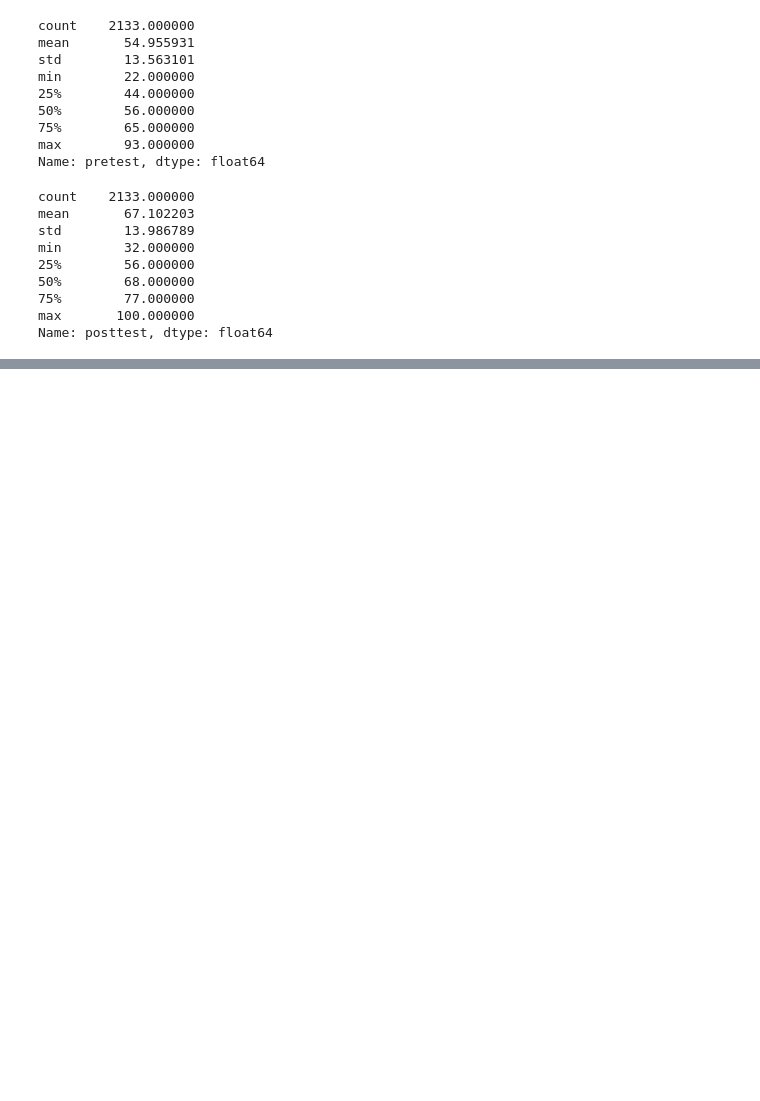
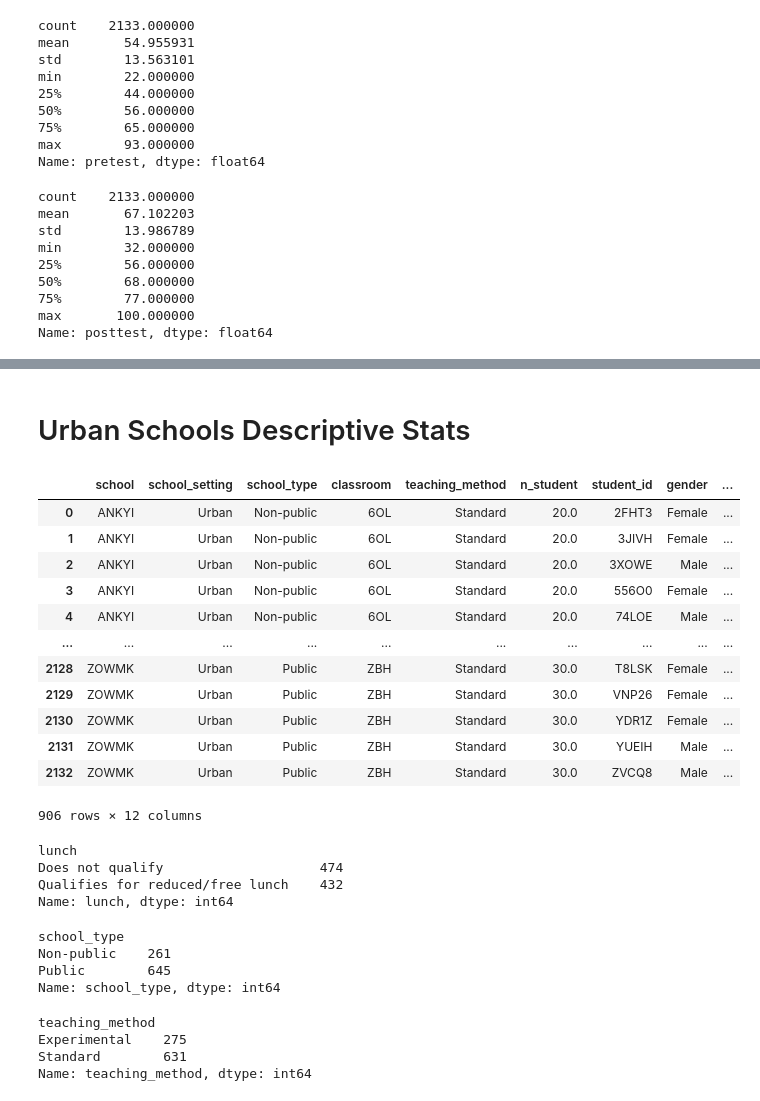
Before and after one commit to yangsue47/School_Is_Cool, a Jupyter notebook: Sandbox/Pa/test_scores_EDA.ipynb, the cells around one changed output, grey strips where cells are left out. Drawn from its saved outputs; the diff is of its cells as text; code cells hidden in the pictures; blank space fills up the shorter version.

Commit message:
updating w-descriptive stats

```diff
--- a/Sandbox/Pa/test_scores_EDA.ipynb
+++ b/Sandbox/Pa/test_scores_EDA.ipynb
@@ -98,0 +113,40 @@ Name: posttest, dtype: float64
+# %% [markdown]
+# Urban Schools Descriptive Stats
+# %%
+urban_df = test_df.loc[(test_df["school_setting"] == "Urban")]
+urban_df
+# %% [output]
+|  | school | school_setting | school_type | classroom | teaching_method | n_student | student_id | gender | ... |
+| 0 | ANKYI | Urban | Non-public | 6OL | Standard | 20.0 | 2FHT3 | Female | ... |
+| 1 | ANKYI | Urban | Non-public | 6OL | Standard | 20.0 | 3JIVH | Female | ... |
+| 2 | ANKYI | Urban | Non-public | 6OL | Standard | 20.0 | 3XOWE | Male | ... |
+| 3 | ANKYI | Urban | Non-public | 6OL | Standard | 20.0 | 556O0 | Female | ... |
+| 4 | ANKYI | Urban | Non-public | 6OL | Standard | 20.0 | 74LOE | Male | ... |
+| ... | ... | ... | ... | ... | ... | ... | ... | ... | ... |
+| 2128 | ZOWMK | Urban | Public | ZBH | Standard | 30.0 | T8LSK | Female | ... |
+| 2129 | ZOWMK | Urban | Public | ZBH | Standard | 30.0 | VNP26 | Female | ... |
+| 2130 | ZOWMK | Urban | Public | ZBH | Standard | 30.0 | YDR1Z | Female | ... |
+| 2131 | ZOWMK | Urban | Public | ZBH | Standard | 30.0 | YUEIH | Male | ... |
+| 2132 | ZOWMK | Urban | Public | ZBH | Standard | 30.0 | ZVCQ8 | Male | ... |
+906 rows × 12 columns
+# %%
+urban_df.groupby('lunch')['lunch'].count()
+# %% [output]
+lunch
+Does not qualify                    474
+Qualifies for reduced/free lunch    432
+Name: lunch, dtype: int64
+# %%
+urban_df.groupby('school_type')['school_type'].count()
+# %% [output]
+school_type
+Non-public    261
+Public        645
+Name: school_type, dtype: int64
+# %%
+urban_df.groupby('teaching_method')['teaching_method'].count()
+# %% [output]
+teaching_method
+Experimental    275
+Standard        631
+Name: teaching_method, dtype: int64
```
Also changed, not shown: parts of 27 cells of this notebook, 1 other file.
